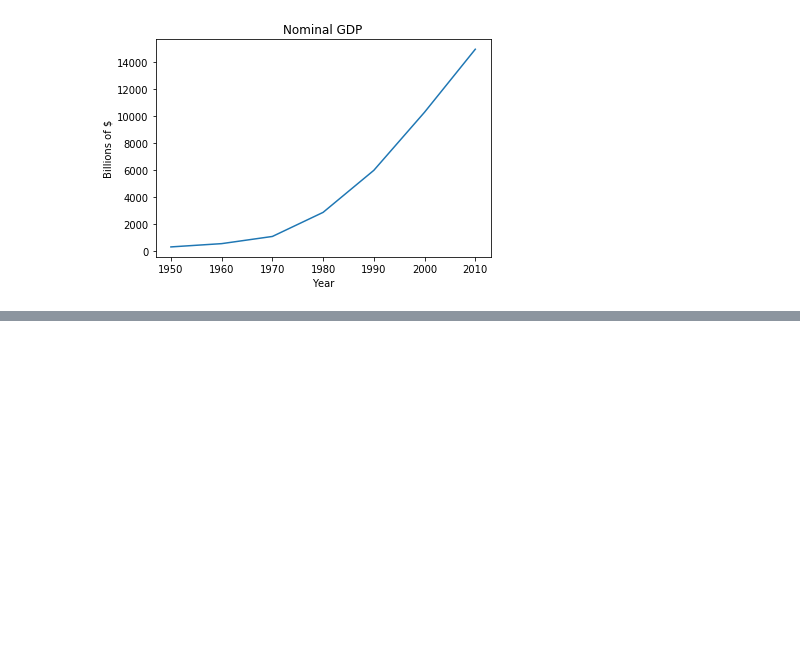
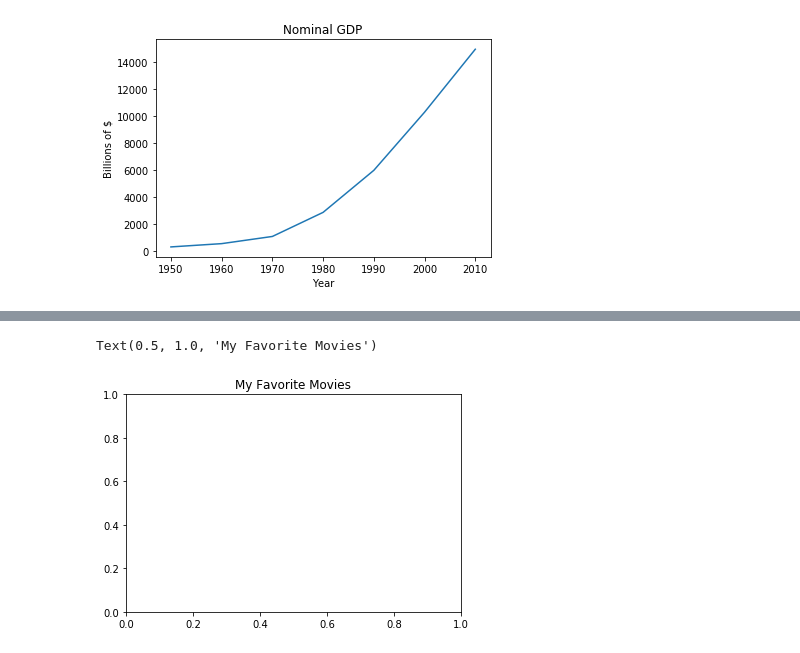
Before and after one commit to kencbaron/hello-world, a Jupyter notebook: DatraSciencefromScratch2.ipynb, the cells around one changed output, grey strips where cells are left out. Drawn from its saved outputs; the diff is of its cells as text; code cells hidden in the pictures; blank space fills up the shorter version.

```diff
--- a/DatraSciencefromScratch2.ipynb
+++ b/DatraSciencefromScratch2.ipynb
@@ -228,0 +256,5 @@ Text(0.5, 0, 'Year')
+# %%
+plt.title("My Favorite Movies")
+# %% [output]
+Text(0.5, 1.0, 'My Favorite Movies')
+[figure, added]
```
Also changed, not shown: parts of 22 cells of this notebook.
